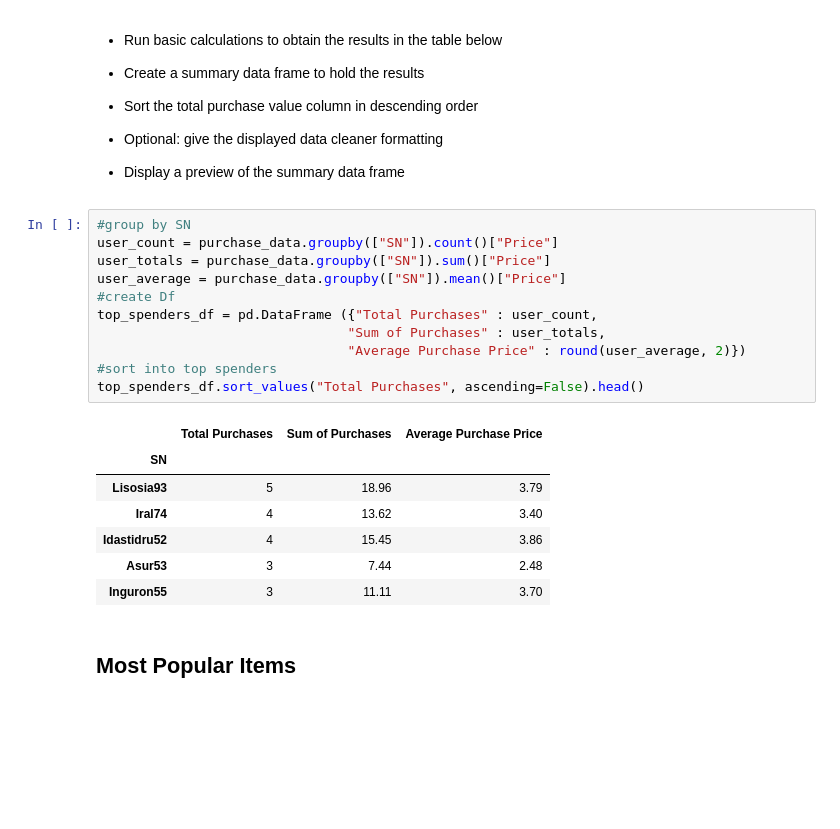
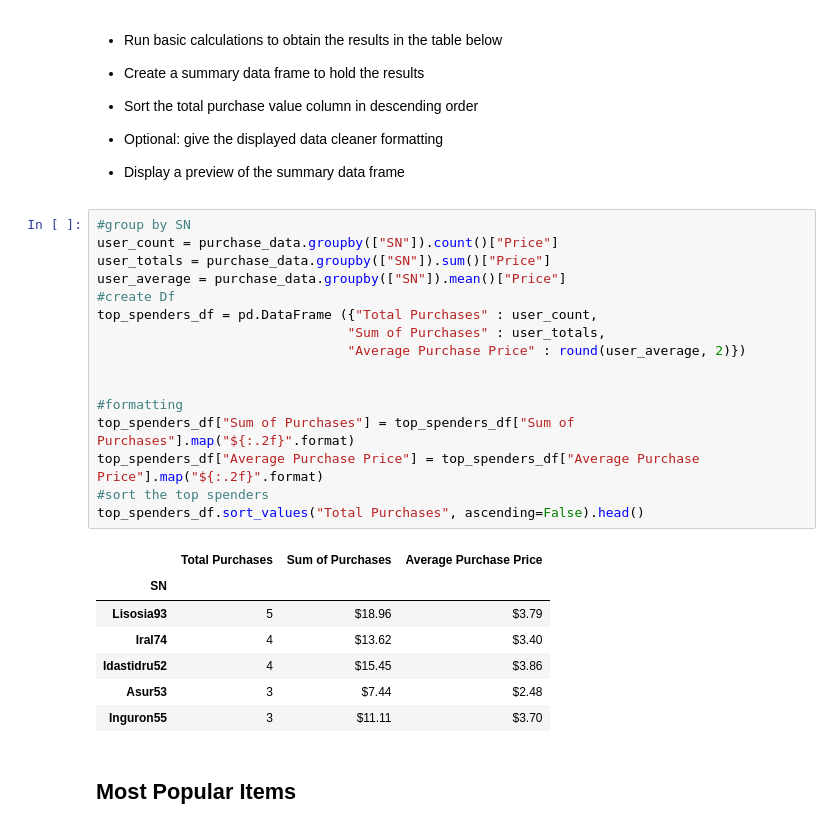
Before and after one commit to eford0121/Heroes-of-Pymoli, a Jupyter notebook: Master-Heroes of Pymoli.ipynb, the cells around one changed output. Cells and saved outputs as stored; diff of their text form; blank space fills up the shorter version.

```diff
--- a/Master-Heroes of Pymoli.ipynb
+++ b/Master-Heroes of Pymoli.ipynb
@@ -254,22 +274,27 @@ age_summary_table
 # %%
 #group by SN
 user_count = purchase_data.groupby(["SN"]).count()["Price"]
 user_totals = purchase_data.groupby(["SN"]).sum()["Price"]
 user_average = purchase_data.groupby(["SN"]).mean()["Price"]
 #create Df
 top_spenders_df = pd.DataFrame ({"Total Purchases" : user_count,
                                 "Sum of Purchases" : user_totals,
                                 "Average Purchase Price" : round(user_average, 2)})
-#sort into top spenders
+
+
+#formatting
+top_spenders_df["Sum of Purchases"] = top_spenders_df["Sum of Purchases"].map("${:.2f}".format)
+top_spenders_df["Average Purchase Price"] = top_spenders_df["Average Purchase Price"].map("${:.2f}".format)
+#sort the top spenders
 top_spenders_df.sort_values("Total Purchases", ascending=False).head()
 # %% [output]
 |  | Total Purchases | Sum of Purchases | Average Purchase Price |
 | SN |  |  |  |
-| Lisosia93 | 5 | 18.96 | 3.79 |
-| Iral74 | 4 | 13.62 | 3.40 |
-| Idastidru52 | 4 | 15.45 | 3.86 |
-| Asur53 | 3 | 7.44 | 2.48 |
-| Inguron55 | 3 | 11.11 | 3.70 |
+| Lisosia93 | 5 | $18.96 | $3.79 |
+| Iral74 | 4 | $13.62 | $3.40 |
+| Idastidru52 | 4 | $15.45 | $3.86 |
+| Asur53 | 3 | $7.44 | $2.48 |
+| Inguron55 | 3 | $11.11 | $3.70 |
 # %% [markdown]
 ## Most Popular Items
 # %% [markdown]
```
Also changed, not shown: parts of 10 cells of this notebook.
